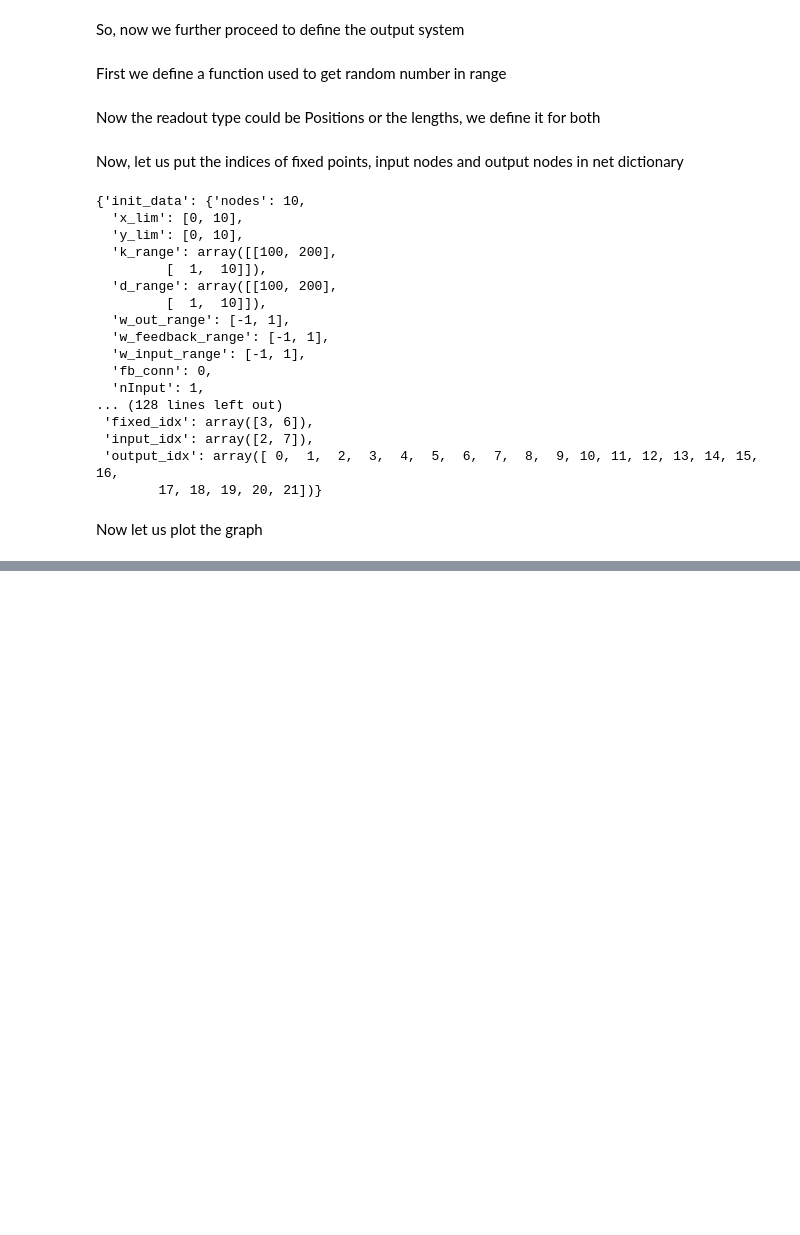
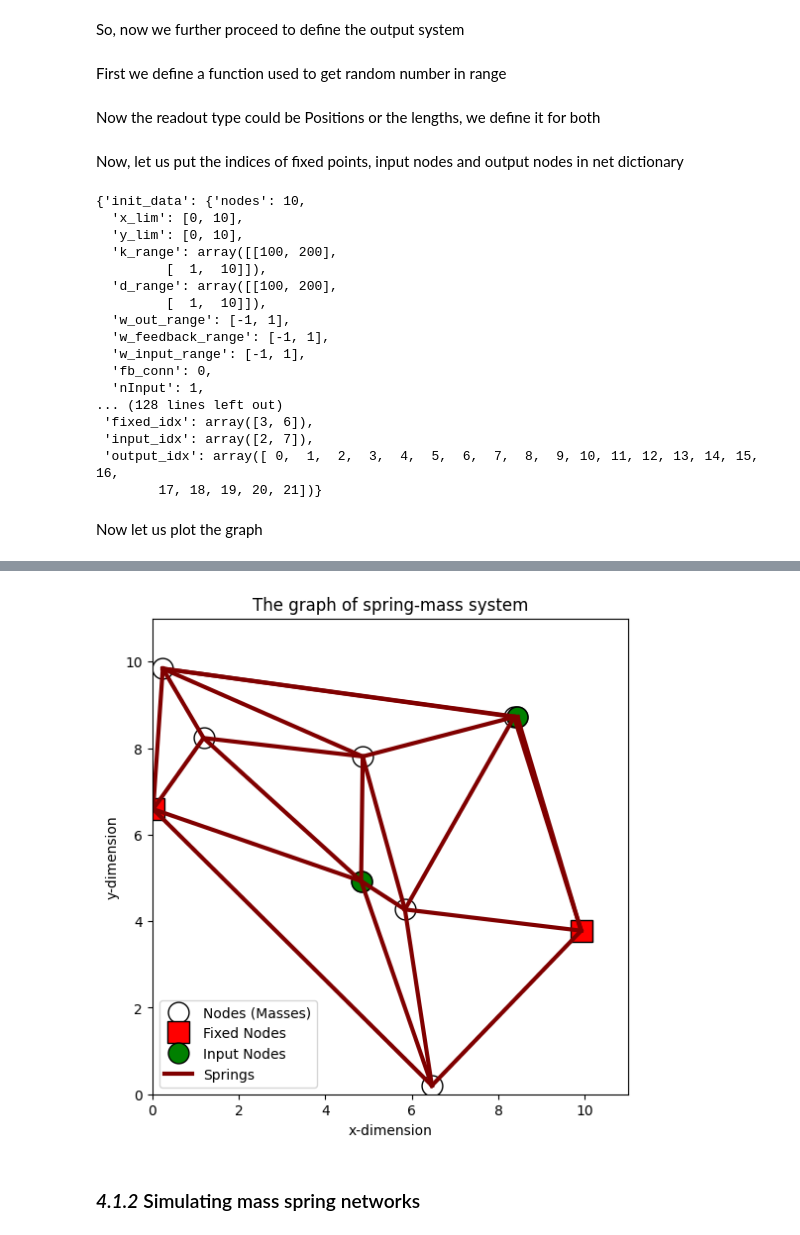
Before and after one commit to iamtanmaypandey/Simulation-of-Mass-spring-system, a Jupyter notebook: Simulation_of_mass_spring_system.ipynb, the cells around one changed output, grey strips where cells are left out. Cells and saved outputs as stored; diff of their text form; code cells hidden in the pictures; blank space fills up the shorter version.

```diff
--- a/Simulation_of_mass_spring_system.ipynb
+++ b/Simulation_of_mass_spring_system.ipynb
@@ -390,0 +321,78 @@ plt.show()
+# %%
+MARKERSIZE = 15
+LINEWIDTH = 1
+colored = True
+
+fig, ax = plt.subplots()
+ax.set_position([0, 0, 1, 1])
+ax.set_aspect('equal')
+
+ax.plot(net['P']['states'][:, 0], net['P']['states'][:, 1], 'o',
+        markerfacecolor=[1, 1, 1], markeredgecolor='k', linewidth=LINEWIDTH, markersize=MARKERSIZE)
+
+num_lines = 0
+
+ax.plot(net['P']['states'][net['fixed_idx'], 0], net['P']['states'][net['fixed_idx'], 1], 's',
+        markerfacecolor='r', markeredgecolor='k', linewidth=LINEWIDTH, markersize=MARKERSIZE + 1)
+
+ax.plot(net['P']['states'][net['input_idx'], 0], net['P']['states'][net['input_idx'], 1], 'o',
+        markerfacecolor='g', markeredgecolor='k', linewidth=LINEWIDTH, markersize=MARKERSIZE)
+
+if net['readout_type'] == 'POSITIONS':
+    ax.plot(net['P']['states'][net['output_idx'], 0], net['P']['states'][net['output_idx'], 1], 'om', linewidth=10)
+
+if np.max(np.abs(net['W_fb'])) > 0 and net['W_fb'].shape[1] == 2:
+    feedback_1_idx = np.setdiff1d(np.where(np.abs(net['W_fb'][:, 0]) > 0), net['fixed_idx'])
+    feedback_2_idx = np.setdiff1d(np.where(np.abs(net['W_fb'][:, 1]) > 0), net['fixed_idx'])
+    fb_color_1 = [0, 1, 1]
+    fb_color_2 = [1, 0, 1]
+
+    ax.plot(net['P']['states'][feedback_1_idx, 0], net['P']['states'][feedback_1_idx, 1], 'o',
+            markerfacecolor=fb_color_1, markeredgecolor='k', linewidth=LINEWIDTH, markersize=MARKERSIZE)
+
+    ax.plot(net['P']['states'][feedback_2_idx, 0], net['P']['states'][feedback_2_idx, 1], 'o',
+            markerfacecolor=fb_color_2, markeredgecolor='k', linewidth=LINEWIDTH, markersize=MARKERSIZE)
+
+if colored:
+    cmap = cm.get_cmap('jet')
+    max_k = np.max(net['W']['k1'])
+    min_k = np.min(net['W']['k1'])
+    steepness = (64 - 1) / (max_k - min_k)
+    offset = 1 - steepness * min_k
+
+    for idx in range(len(net['W']['from'])):
+        col = cmap(np.ceil(steepness * (net['W']['k1'][idx] + offset)))
+        from_node = net['W']['from'][idx]
+        to_node = net['W']['to'][idx]
+        from_node , to_node = int(from_node), int(to_node)
+        ax.plot([net['P']['states'][from_node, 0], net['P']['states'][to_node, 0]],
+                [net['P']['states'][from_node, 1], net['P']['states'][to_node, 1]],
+                color=col, linewidth=3)
+        num_lines += 1
+else:
+    px = net['P']['states'][:, 0]
+    py = net['P']['states'][:, 1]
+    from_node = net['W']['from']
+    to_node = net['W']['to']
+
+    for i in range(len(net['W']['from'])):
+        ax.plot([px[from_node[i]], px[to_node[i]]],
+                [py[from_node[i]], py[to_node[i]]], '-k', linewidth=LINEWIDTH)
+
+    ax.plot(net['P']['states'][:, 0], net['P']['states'][:, 1], 'o',
+            markerfacecolor=[1, 1, 1], markeredgecolor='k', linewidth=LINEWIDTH, markersize=MARKERSIZE)
+
+
+ax.set_xlim(net['init_data']['x_lim'][0] * (1 - 0.1), net['init_data']['x_lim'][1] * (1 + 0.1))
+ax.set_ylim(net['init_data']['y_lim'][0] * (1 - 0.1), net['init_data']['y_lim'][1] * (1 + 0.1))
+
+ax.set_xlabel('x-dimension')
+ax.set_ylabel('y-dimension')
+ax.set_title('The graph of spring-mass system')
+legends = ['Nodes (Masses)','Fixed Nodes','Input Nodes','Springs']
+plt.legend(legends)
+plt.show()
+# %% [output]
+[figure, added]
+# %% [markdown]
+### *4.1.2* Simulating mass spring networks
```
Also changed, not shown: parts of 1 cell of this notebook.
